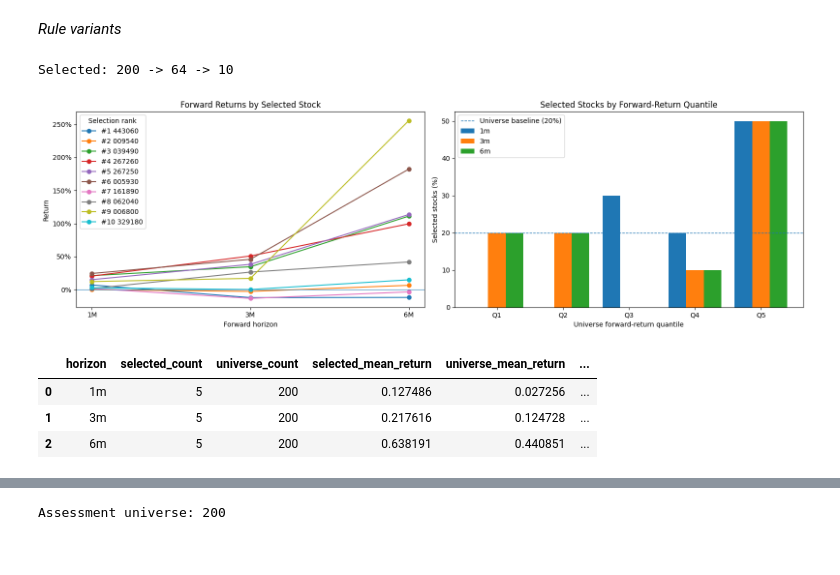
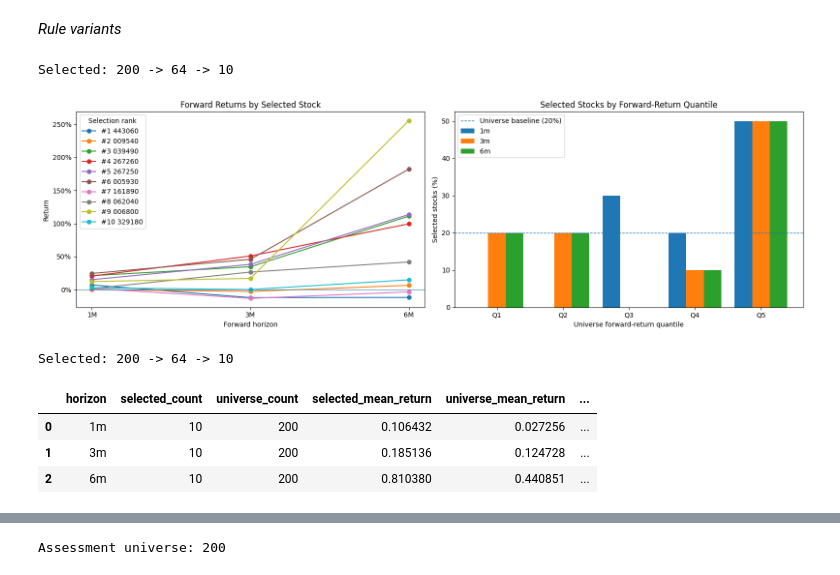
Before and after one commit to lbk209/stocksift, a Jupyter notebook: example_stock_selection_long_v4.ipynb, the cells around one changed output, grey strips where cells are left out. Cells and saved outputs as stored; diff of their text form; code cells hidden in the pictures.

```diff
--- a/example_stock_selection_long_v4.ipynb
+++ b/example_stock_selection_long_v4.ipynb
@@ -75,5 +77,8 @@ PRICE_CSV = "kospi200_prices_260814.csv"
 RATIO_CSV = "kospi200_ratios_260814.csv"
 # %%
 # 1. Produce the canonical ticker-level assessment feature table.
-assessment = StockAssessment(DATA_DIR)
-prices, ratios = assessment.load_inputs(PRICE_CSV, RATIO_CSV)
+assessment = StockAssessment(
+    price_csv=PRICE_CSV,
+    ratio_csv=RATIO_CSV,
+    data_root=DATA_DIR
+)
@@ -148,36 +147,31 @@ policies = [LongFilter(ft2), make_group(v2, f1, m1)]
 #policies = [make_group(v1, f1)]
 #policies = [make_group(v2, f1)]
 #policies = [LongFilter(ft1), make_group(v2, f1, m1)]
-# %%
-selected = apply_selection(
-    features,
-    policies=policies,
-)
-# %% [output]
-Selected: 200 -> 64 -> 10
 # %%
-_ = evaluate_selection(
-    selected,
-    prices,
-    universe=features,
+kw = dict(
+    as_of = '2025-09-01',
+    policies = policies,
     horizons = [1,3,6],
+)
+
+_ = evaluate_recipe(
+    assessment, **kw,
     plot='both'#plot='distribution',
 )
 # %% [output]
+Selected: 200 -> 64 -> 10
 [figure]
 # %%
-result = evaluate_selection(
-    selected,
-    prices,
-    universe=features,
-    horizons = [1,3,6],
+result = evaluate_recipe(
+    assessment, **kw,
     result="summary",
 )
 result
 # %% [output]
+Selected: 200 -> 64 -> 10
 |  | horizon | selected_count | universe_count | selected_mean_return | universe_mean_return | ... |
-| 0 | 1m | 5 | 200 | 0.127486 | 0.027256 | ... |
-| 1 | 3m | 5 | 200 | 0.217616 | 0.124728 | ... |
-| 2 | 6m | 5 | 200 | 0.638191 | 0.440851 | ... |
+| 0 | 1m | 10 | 200 | 0.106432 | 0.027256 | ... |
+| 1 | 3m | 10 | 200 | 0.185136 | 0.124728 | ... |
+| 2 | 6m | 10 | 200 | 0.810380 | 0.440851 | ... |
 # %%
 #result.to_dict()
```
Also changed, not shown: parts of 18 cells of this notebook.
